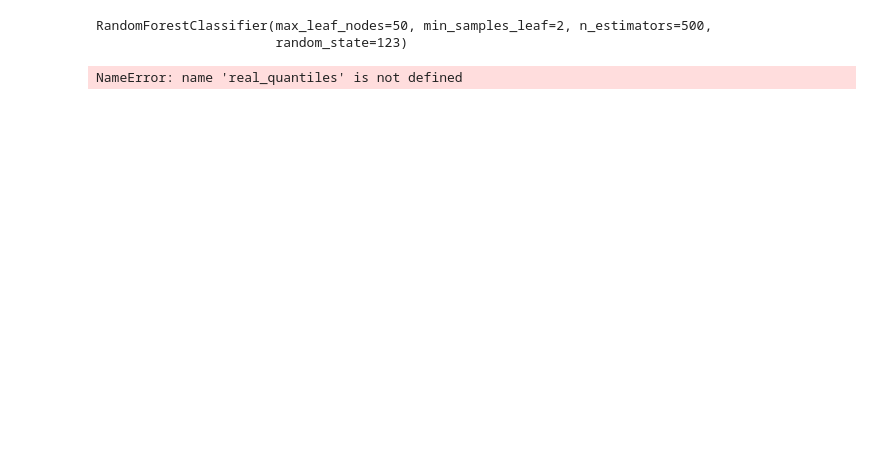
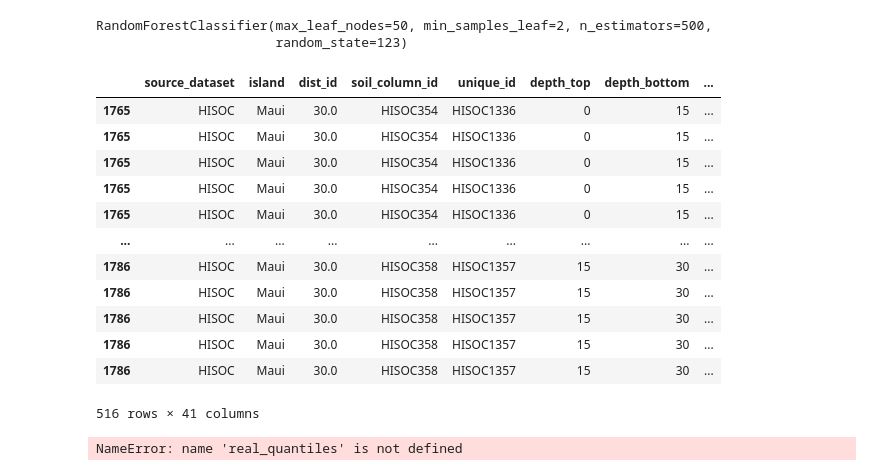
Before and after one commit to hayleypc/HawaiiClimate, a Jupyter notebook: gen_soil_dl.ipynb, the cells around one changed output. Saved outputs shown, nothing was run; the diff lists cells and outputs as text; code cells hidden in the pictures; blank space fills up the shorter version.

```diff
--- a/gen_soil_dl.ipynb
+++ b/gen_soil_dl.ipynb
@@ -514,0 +491,4 @@ for i in range(5):
+# %%
+xval_norm_predictions = [prediction*max_c+min_c for prediction in xval_predictions]
+# %%
+xval_quantiles = np.quantile((xval_data['imp_c_scaled']*max_c+min_c).unique(), np.linspace(0, 1,10))
@@ -514,0 +515,2 @@ for i in range(5):
+# %%
+xval_data['mean_resid']= [np.mean(np.sort(prediction) - np.sort(xval_quantiles)) for prediction in xval_norm_predictions]
@@ -514,0 +523,14 @@ for i in range(5):
+# %%
+import pandas as pd
+import geopandas as gpd
+from shapely.geometry import Point
+
+xval_data['geometry'] = [Point(xy) for xy in zip(xval_data['longitude'], xval_data['latitude'])]
+
+# Convert the DataFrame to a GeoDataFrame
+gdf = gpd.GeoDataFrame(xval_data, geometry='geometry')
+
+# Set the coordinate reference system (CRS) for the GeoDataFrame
+gdf.set_crs(epsg=4326, inplace=True)  # EPSG 4326 - WGS84 latitude and longitude
+
+gdf.to_file('test.gpkg')
@@ -625,6 +653,22 @@ some_new_data = training_data = generate_training_data()
 # predictions
 # %%
 prediction_rf_ready_predictions = [rescale_to_minus_one_one(sorted(prediction)) for prediction in  predictions]
+# %%
+xval_data
+# %% [output]
+|  | source_dataset | island | dist_id | soil_column_id | unique_id | depth_top | depth_bottom | ... |
+| 1765 | HISOC | Maui | 30.0 | HISOC354 | HISOC1336 | 0 | 15 | ... |
+| 1765 | HISOC | Maui | 30.0 | HISOC354 | HISOC1336 | 0 | 15 | ... |
+| 1765 | HISOC | Maui | 30.0 | HISOC354 | HISOC1336 | 0 | 15 | ... |
+| 1765 | HISOC | Maui | 30.0 | HISOC354 | HISOC1336 | 0 | 15 | ... |
+| 1765 | HISOC | Maui | 30.0 | HISOC354 | HISOC1336 | 0 | 15 | ... |
+| ... | ... | ... | ... | ... | ... | ... | ... | ... |
+| 1786 | HISOC | Maui | 30.0 | HISOC358 | HISOC1357 | 15 | 30 | ... |
+| 1786 | HISOC | Maui | 30.0 | HISOC358 | HISOC1357 | 15 | 30 | ... |
+| 1786 | HISOC | Maui | 30.0 | HISOC358 | HISOC1357 | 15 | 30 | ... |
+| 1786 | HISOC | Maui | 30.0 | HISOC358 | HISOC1357 | 15 | 30 | ... |
+| 1786 | HISOC | Maui | 30.0 | HISOC358 | HISOC1357 | 15 | 30 | ... |
+516 rows × 41 columns
 # %%
 real_quantiles.columns = [f'V{i+1}' for i in range(real_quantiles.shape[1])]
 # %% [output]
```
Also changed, not shown: parts of 27 cells of this notebook.
